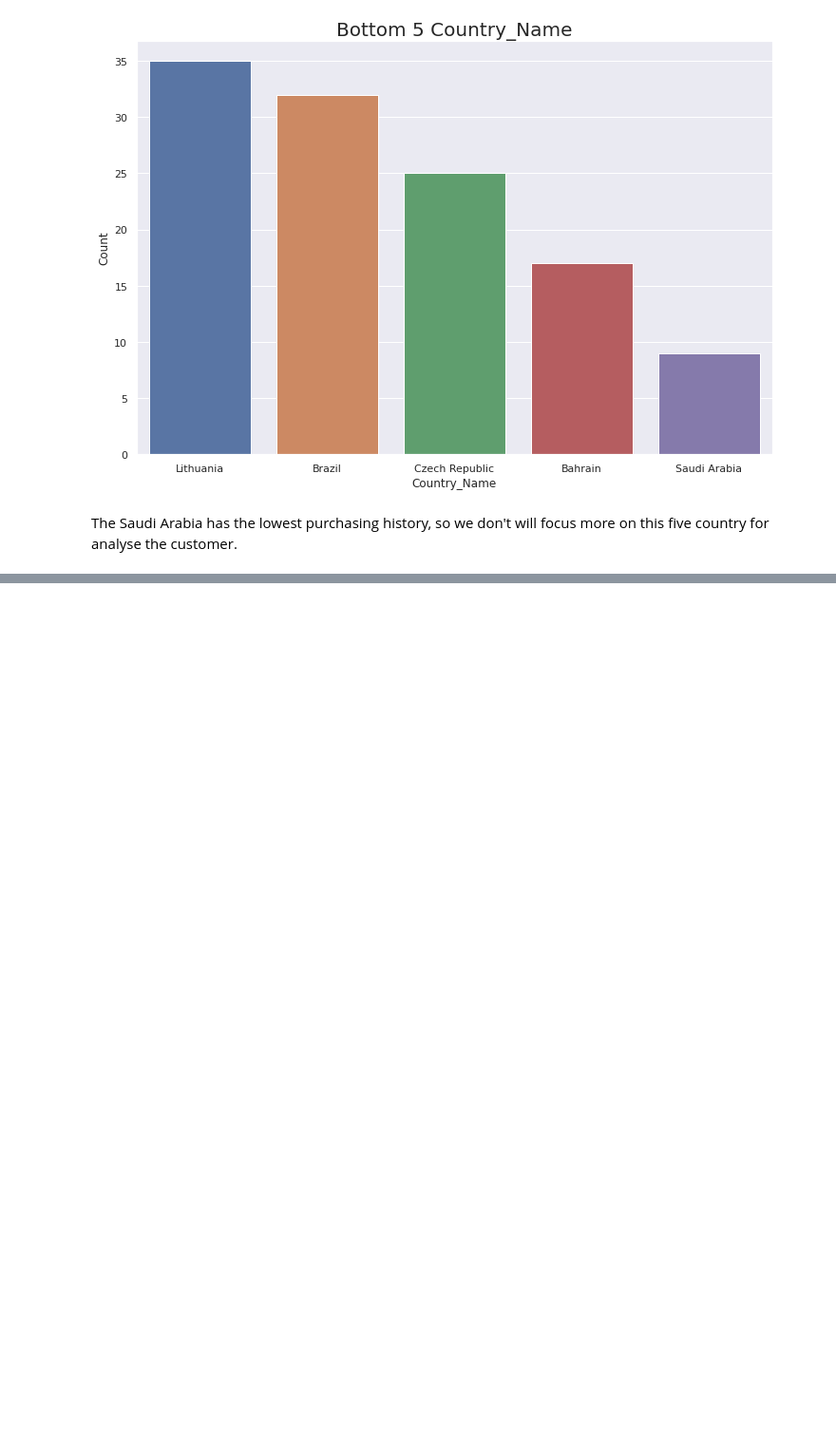
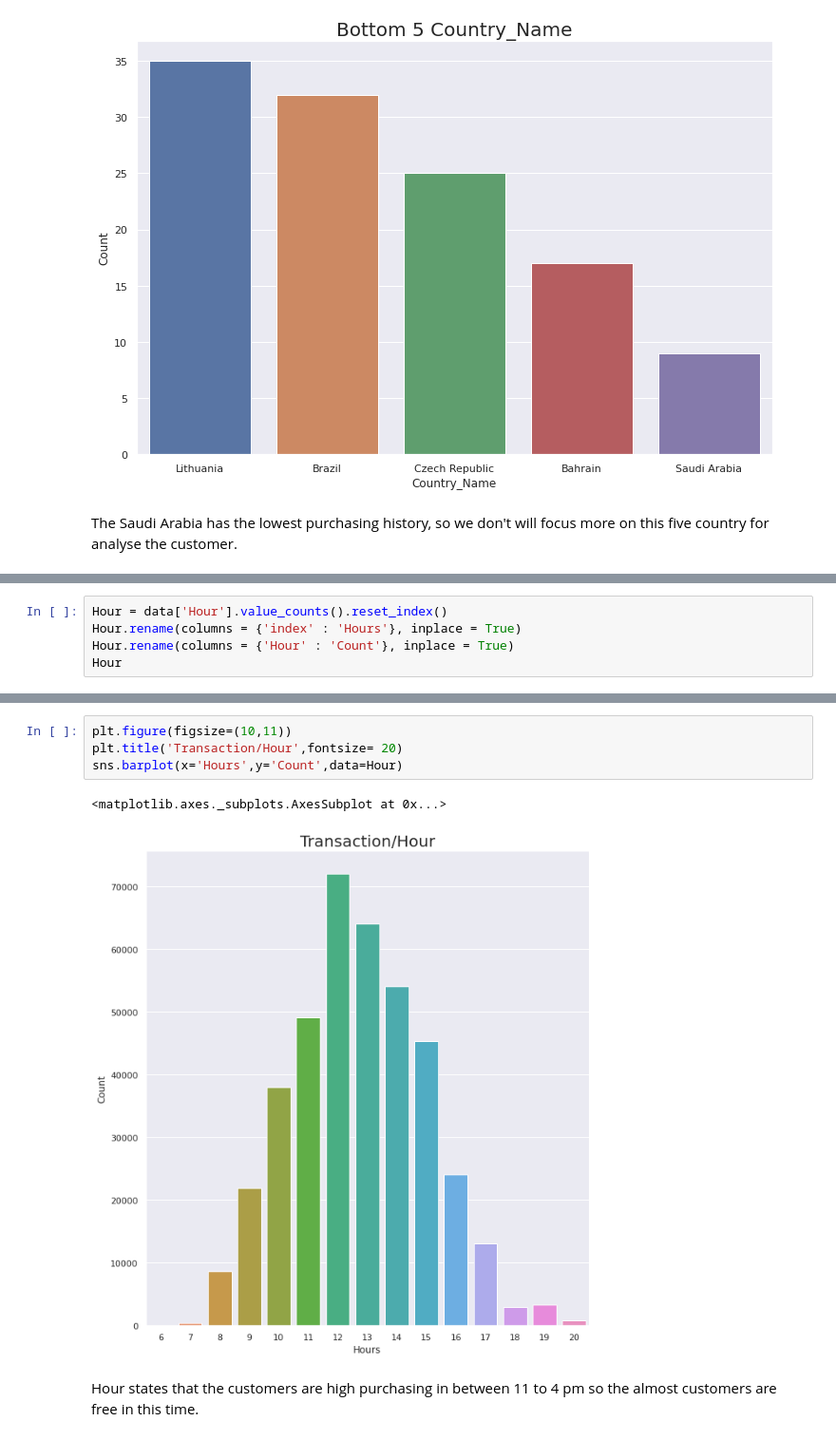
Before and after one commit to Rushabhtikale92/Online-Retail-Customer-Segmentation, a Jupyter notebook: Copy_of_Online_Retail_Customer_Segmentation_Capstone_Project.ipynb, the cells around one changed output, grey strips where cells are left out. Shown at 95% size. Cells and saved outputs as stored; diff of their text form; blank space fills up the shorter version.

```diff
--- a/Copy_of_Online_Retail_Customer_Segmentation_Capstone_Project.ipynb
+++ b/Copy_of_Online_Retail_Customer_Segmentation_Capstone_Project.ipynb
@@ -223,0 +300,5 @@ The Saudi Arabia has the lowest purchasing history, so we don't will focus more
+# %%
+Hour = data['Hour'].value_counts().reset_index()
+Hour.rename(columns = {'index' : 'Hours'}, inplace = True)
+Hour.rename(columns = {'Hour' : 'Count'}, inplace = True)
+Hour
@@ -223,0 +322,9 @@ The Saudi Arabia has the lowest purchasing history, so we don't will focus more
+# %%
+plt.figure(figsize=(10,11))
+plt.title('Transaction/Hour',fontsize= 20)
+sns.barplot(x='Hours',y='Count',data=Hour)
+# %% [output]
+<matplotlib.axes._subplots.AxesSubplot at 0x...>
+[figure, added]
+# %% [markdown]
+Hour states that the customers are high purchasing in between 11 to 4 pm so the almost customers are free in this time.
```
Also changed, not shown: parts of 13 cells of this notebook.
